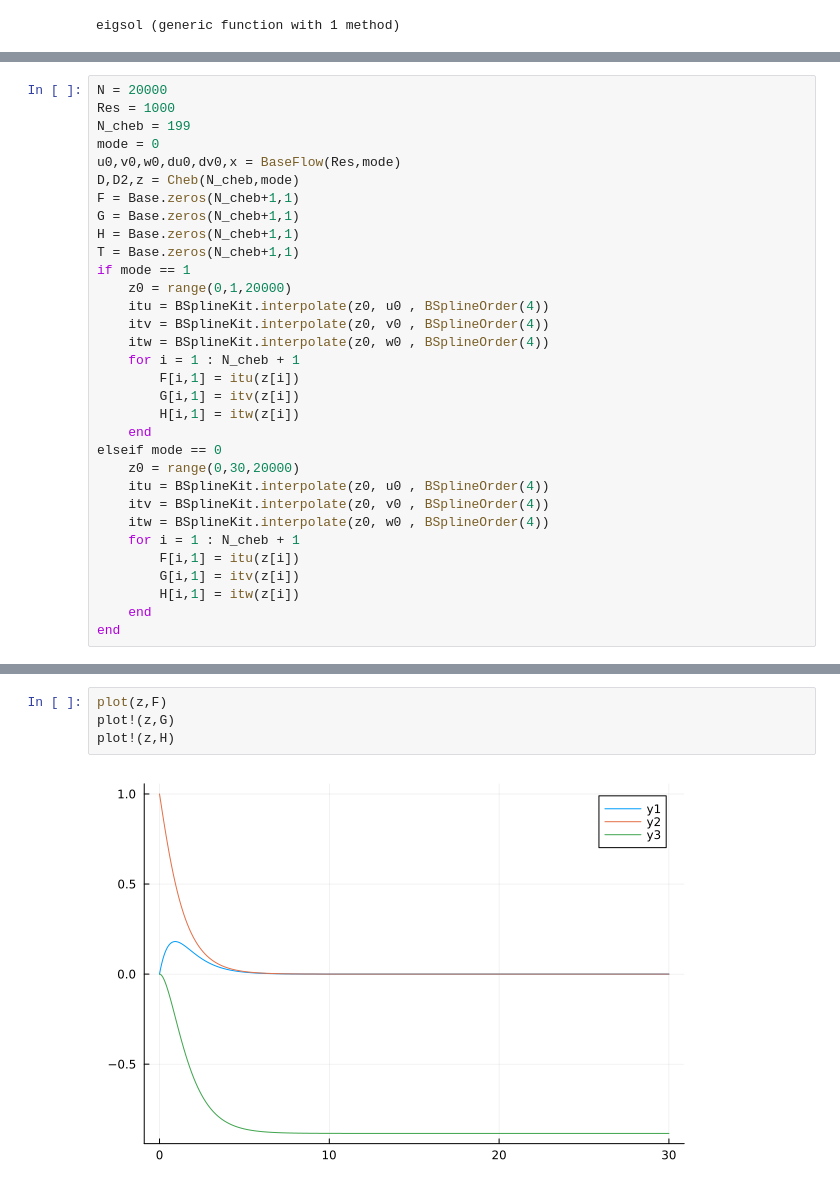
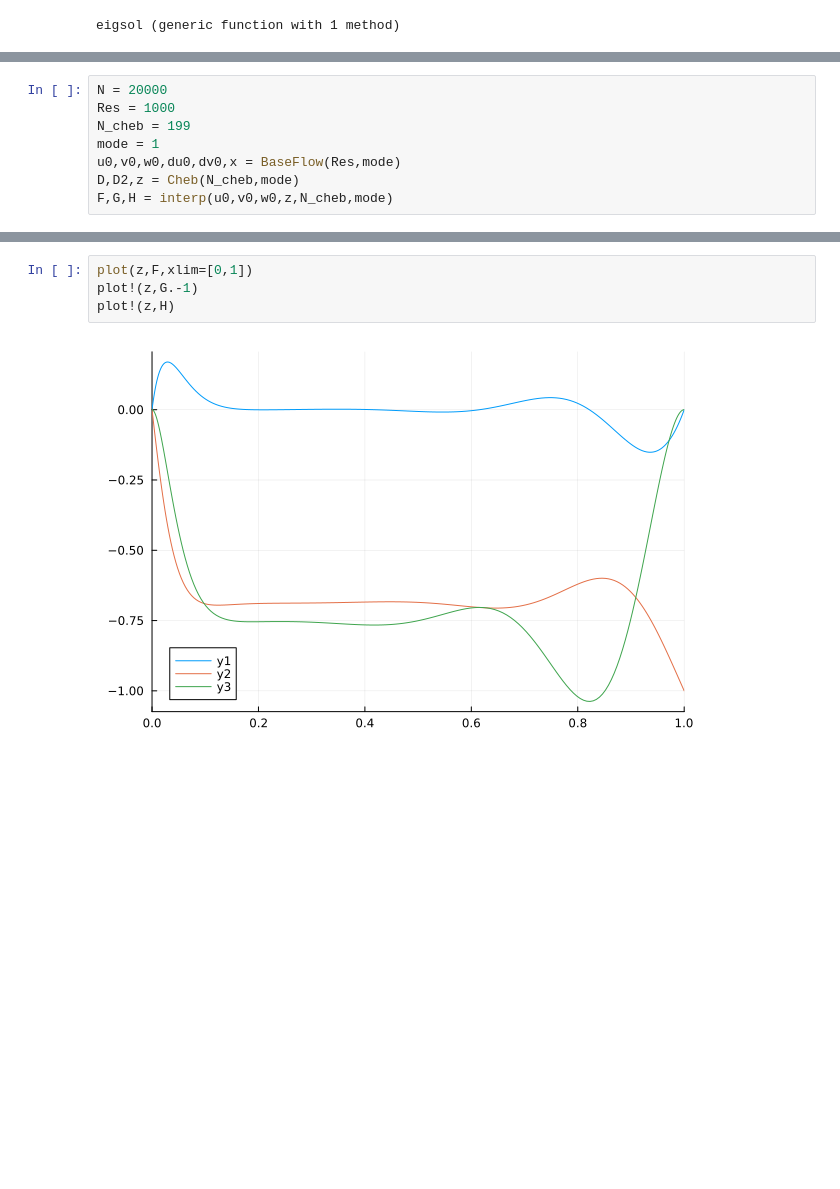
Before and after one commit to HaojieZhang917/compressible_bek, a Jupyter notebook: TwoDisk/BaseFlow.ipynb, the cells around one changed output, grey strips where cells are left out. Cells and saved outputs as stored; diff of their text form; blank space fills up the shorter version.

```diff
--- a/TwoDisk/BaseFlow.ipynb
+++ b/TwoDisk/BaseFlow.ipynb
@@ -205,31 +341,7 @@ interp (generic function with 2 methods)
 N = 20000
 Res = 1000
 N_cheb = 199
-mode = 0
+mode = 1
 u0,v0,w0,du0,dv0,x = BaseFlow(Res,mode)
 D,D2,z = Cheb(N_cheb,mode)
-F = Base.zeros(N_cheb+1,1)
-G = Base.zeros(N_cheb+1,1)
-H = Base.zeros(N_cheb+1,1)
-T = Base.zeros(N_cheb+1,1)
-if mode == 1
-    z0 = range(0,1,20000)
-    itu = BSplineKit.interpolate(z0, u0 , BSplineOrder(4))
-    itv = BSplineKit.interpolate(z0, v0 , BSplineOrder(4))
-    itw = BSplineKit.interpolate(z0, w0 , BSplineOrder(4))
-    for i = 1 : N_cheb + 1
-        F[i,1] = itu(z[i])
-        G[i,1] = itv(z[i])
-        H[i,1] = itw(z[i])
-    end
-elseif mode == 0
-    z0 = range(0,30,20000)
-    itu = BSplineKit.interpolate(z0, u0 , BSplineOrder(4))
-    itv = BSplineKit.interpolate(z0, v0 , BSplineOrder(4))
-    itw = BSplineKit.interpolate(z0, w0 , BSplineOrder(4))
-    for i = 1 : N_cheb + 1
-        F[i,1] = itu(z[i])
-        G[i,1] = itv(z[i])
-        H[i,1] = itw(z[i])
-    end
-end
+F,G,H = interp(u0,v0,w0,z,N_cheb,mode)
@@ -242,9 +350,9 @@ plot!(x,v0)
 # %%
-plot(z,F)
-plot!(z,G)
+plot(z,F,xlim=[0,1])
+plot!(z,G.-1)
 plot!(z,H)
 # %% [output]
-[figure, old version]
+[figure, new version]
 # %%
 R = 285.36
 be = 0.07759
```
Also changed, not shown: parts of 10 cells of this notebook, 7 other files.
